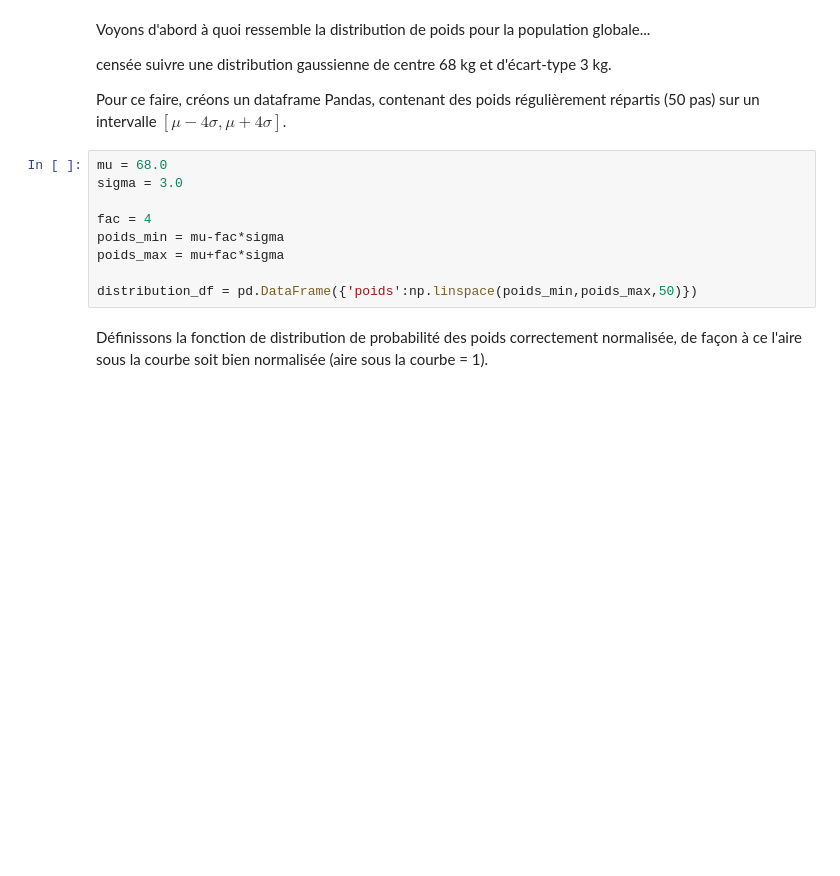
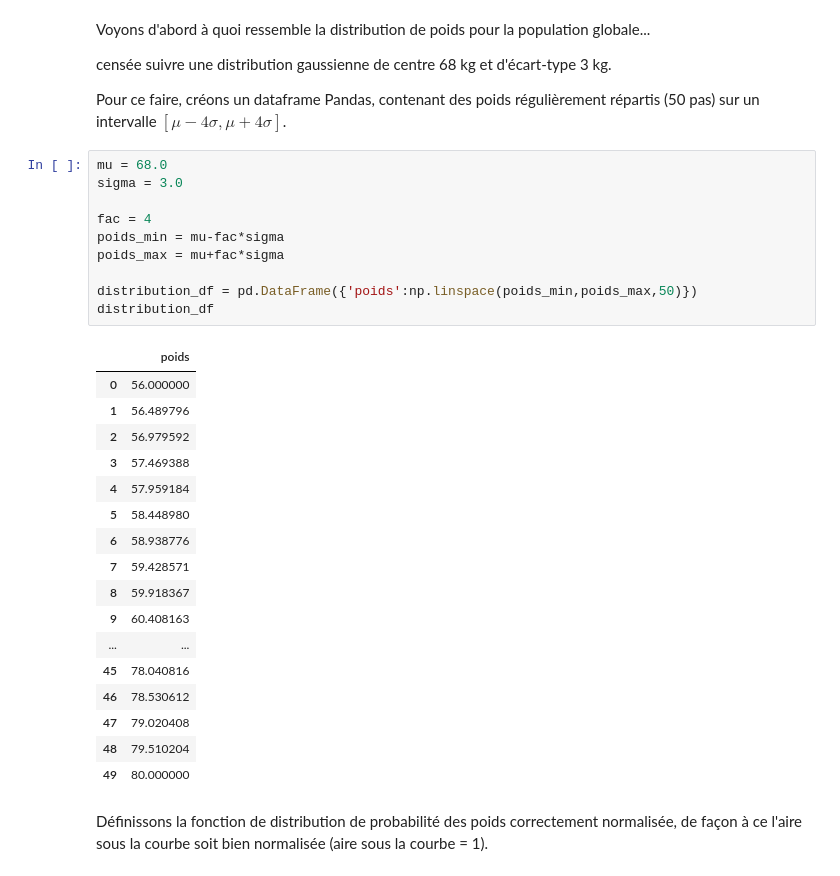
Before and after one commit to WH-Yoshi/MethodeStat, a Jupyter notebook: MethodeStat/CodesProf/Exo11.1-StatInferentielle.ipynb, the cells around one changed output. Cells and saved outputs as stored; diff of their text form; blank space fills up the shorter version.

```diff
--- a/MethodeStat/CodesProf/Exo11.1-StatInferentielle.ipynb
+++ b/MethodeStat/CodesProf/Exo11.1-StatInferentielle.ipynb
@@ -27,12 +27,31 @@ Pour ce faire, créons un dataframe Pandas, contenant des poids régulièrement
 # %%
 mu = 68.0
 sigma = 3.0
 
 fac = 4
 poids_min = mu-fac*sigma
 poids_max = mu+fac*sigma
 
 distribution_df = pd.DataFrame({'poids':np.linspace(poids_min,poids_max,50)})
+distribution_df
+# %% [output]
+|  | poids |
+| 0 | 56.000000 |
+| 1 | 56.489796 |
+| 2 | 56.979592 |
+| 3 | 57.469388 |
+| 4 | 57.959184 |
+| 5 | 58.448980 |
+| 6 | 58.938776 |
+| 7 | 59.428571 |
+| 8 | 59.918367 |
+| 9 | 60.408163 |
+| ... | ... |
+| 45 | 78.040816 |
+| 46 | 78.530612 |
+| 47 | 79.020408 |
+| 48 | 79.510204 |
+| 49 | 80.000000 |
 # %% [markdown]
 Définissons la fonction de distribution de probabilité des poids correctement normalisée, de façon à ce l'aire sous la courbe soit bien normalisée (aire sous la courbe = 1).
 # %%
```
Also changed, not shown: parts of 22 cells of this notebook, 4 other files.
